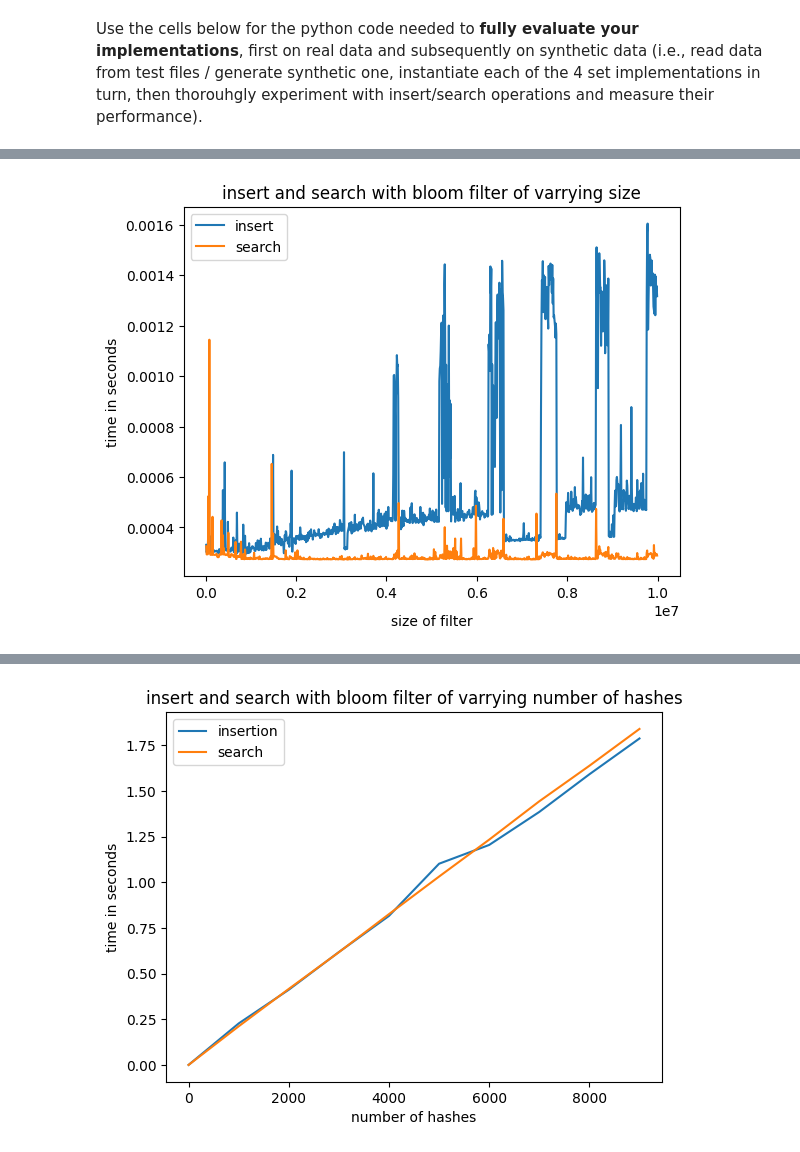
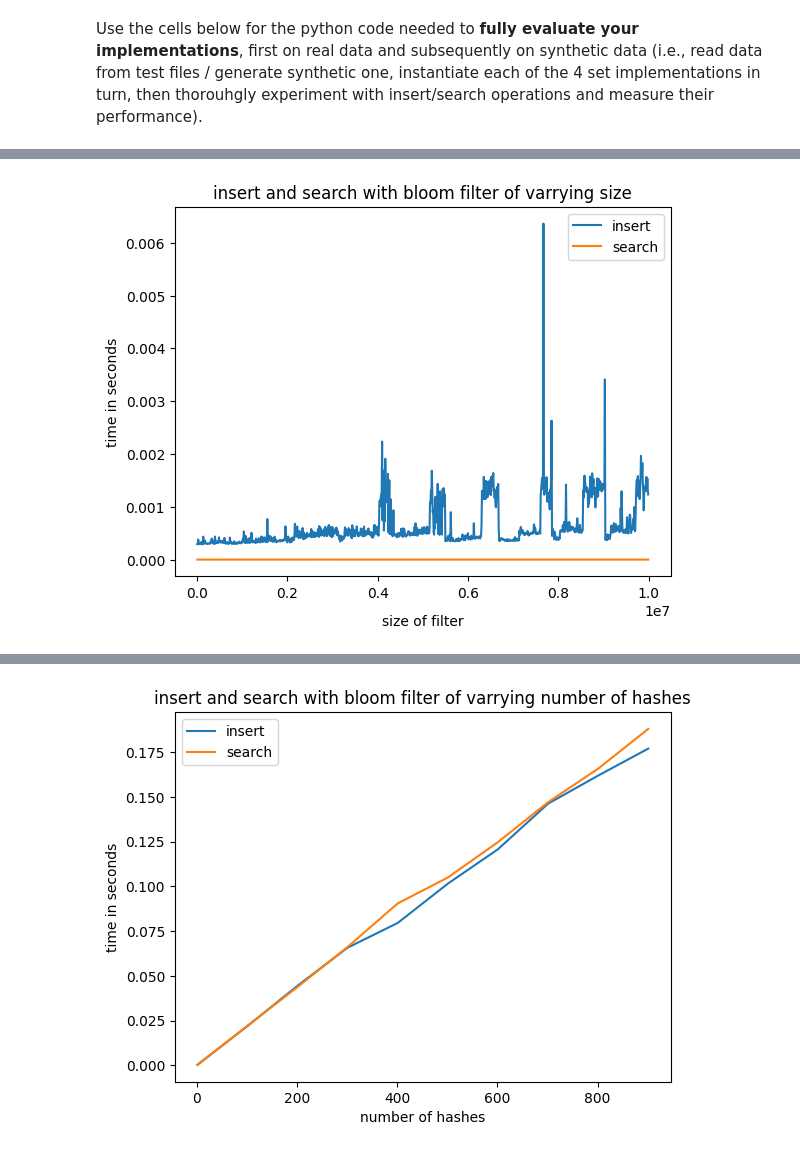
Before and after one commit to Ahmed-Ansari02/COMP0005, a Jupyter notebook: SetMembership.ipynb, the cells around one changed output, grey strips where cells are left out. Cells and saved outputs as stored; diff of their text form; code cells hidden in the pictures.

```diff
--- a/SetMembership.ipynb
+++ b/SetMembership.ipynb
@@ -434,7 +432,7 @@ class BloomFilterSet(AbstractSet):
 
     def generate_hash_function(self,seed): # Code to generate a unique hash function based on an inputed seed value
         def hash_function(value):
-            return hash(value + str(seed)) % self.size
+            return (hash(value + str(seed)) % self.size)
         return hash_function
 
     def insertElement(self, element):
@@ -570,9 +568,9 @@ Use the cells below for the python code needed to **fully evaluate your implemen
 import timeit
 
 # ADD YOUR TEST CODE HERE TO WORK ON REAL DATA
-iterations= 3
+iterations= 1
 
-datastuctures = {"bloomfilter": BloomFilterSet,"bst": BinarySearchTreeSet, "balanced_tree": BalancedSearchTreeSet}
+datastuctures = {"bloomfilter": BloomFilterSet,"bst": BinarySearchTreeSet, "balanced_tree": BalancedSearchTreeSet, "seq_search":SequentialSearchSet}
 created_dst={}
 
 def insert(key, file):
@@ -879,6 +912,7 @@ import random
 data_size = 1000
 count = data_size
 iterations = 1
+
 def test_bloom_size():
     data_generator= TestDataGenerator()
     sizes = [str(i) for i in range(10000,10000000,10000)]
@@ -887,14 +921,15 @@ def test_bloom_size():
     list = data_generator.generateData(1000)
     search_list = list.copy()
     random.shuffle(search_list)
+    search_word = search_list[0]
     for size in sizes:
         bf = BloomFilterSettest(1,int(size))
         insert_time = timeit.timeit(lambda: insert(bf, list), number=iterations)
         times_insert.append(insert_time/iterations)
         print("Inserting into bloom filter of size " + size + " took " + str(insert_time/iterations) + " seconds")
-        search_time = timeit.timeit(lambda: search(bf, search_list), number=iterations)
-        print("Searching into bloom filter of size " + size + " took " + str(insert_time/iterations) + " seconds")
-        times_search.append(search_time/iterations)
+        search_time = timeit.timeit(lambda: bf.searchElement(search_word), number=10)
+        print("Searching into bloom filter of size " + size + " took " + str(search_time/10) + " seconds")
+        times_search.append(search_time/10)
         print("____________________________________________________")
     plt.title("insert and search with bloom filter of varrying size")
     plt.xlabel("size of filter", labelpad=10)
@@ -907,7 +942,7 @@ def test_bloom_size():
 
 def test_bloom_hashes():
     data_generator= TestDataGenerator()
-    number = [str(i) for i in range(1,10000,1000)]
+    number = [str(i) for i in range(1,1000,100)]
     times_insert=[]
     times_search=[]
     list = data_generator.generateData(1000)
@@ -918,14 +953,14 @@ def test_bloom_hashes():
         insert_time = timeit.timeit(lambda: insert(bf, list), number=iterations)
         times_insert.append(insert_time/iterations)
         print("Inserting into bloom filter with " + size + " hashes "+" took " + str(insert_time/iterations) + " seconds")
-        search_time = timeit.timeit(lambda: search(bf, search_list), number=iterations)
-        print("Searching into bloom filter with " + size + " hashes "+" took " + str(insert_time/iterations) + " seconds")
-        times_search.append(search_time/iterations)
+        search_time = timeit.timeit(lambda: search(bf,search_list), number=10)
+        print("Searching into bloom filter with " + size + " hashes "+" took " + str(search_time/10) + " seconds")
+        times_search.append(search_time/10)
         print("____________________________________________________")
     plt.title("insert and search with bloom filter of varrying number of hashes")
     plt.xlabel("number of hashes")
     plt.ylabel("time in seconds")
-    plt.plot([int(i) for i in number], times_insert, label="insertion")
+    plt.plot([int(i) for i in number], times_insert, label="insert")
     plt.plot([int(i) for i in number], times_search, label= "search")
     plt.legend()
     plt.show()
@@ -956,2 +991,2 @@ Searching into bloom filter of size 9990000 took 0.0013172500766813755 seconds
 ____________________________________________________
-[figure, old version]
+[figure, new version]
@@ -974,2 +1009,2 @@ Searching into bloom filter with 9001 hashes  took 1.7877617499325424 seconds
 ____________________________________________________
-[figure, old version]
+[figure, new version]
```
Also changed, not shown: parts of 6 cells of this notebook.
